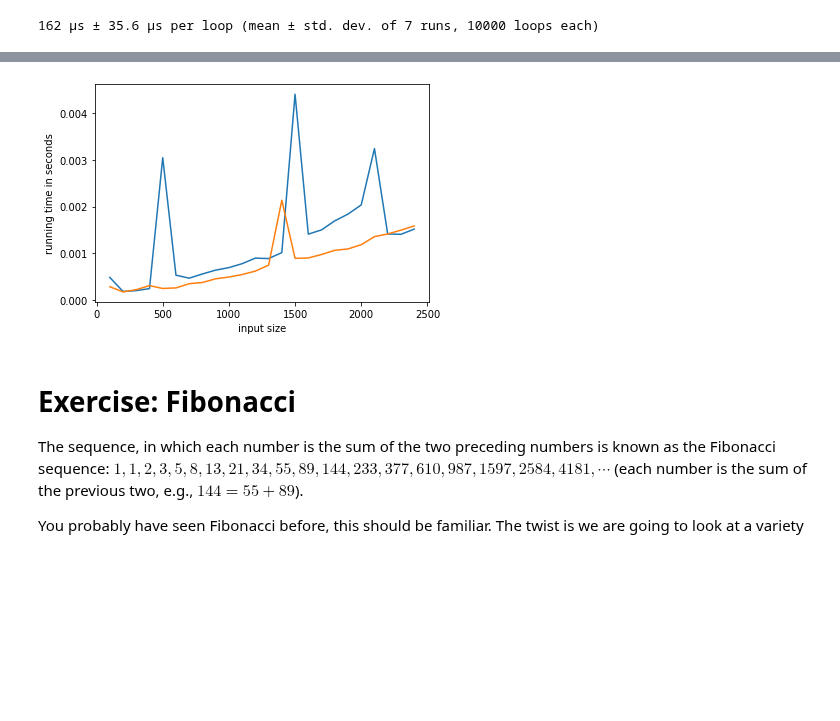
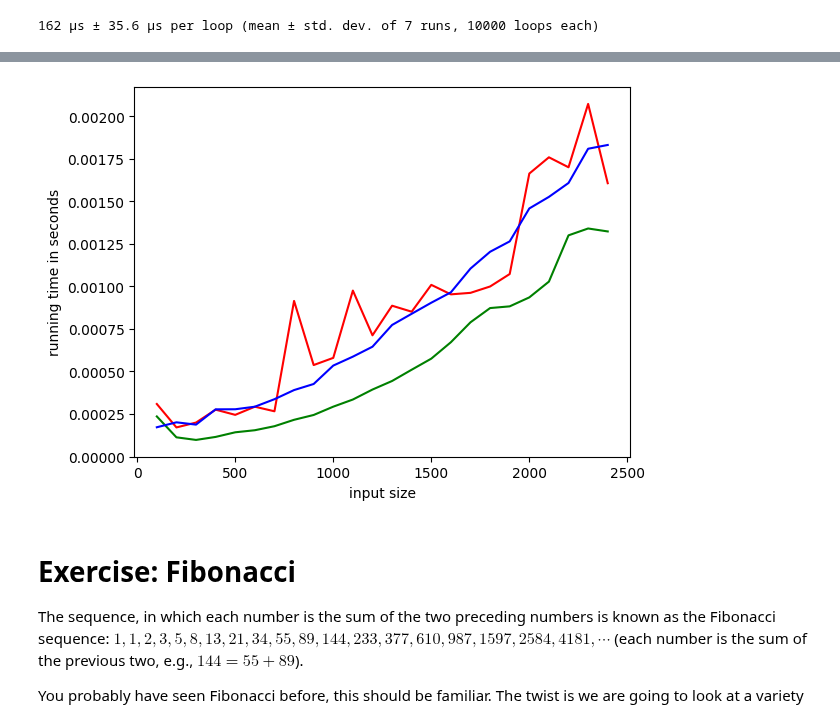
Before and after one commit to ValRCS/RTU_Algorithms_DIP321, a Jupyter notebook: recursion-examples.ipynb, the cells around one changed output, grey strips where cells are left out. Drawn from its saved outputs; the diff is of its cells as text; code cells hidden in the pictures; blank space fills up the shorter version.

```diff
--- a/recursion-examples.ipynb
+++ b/recursion-examples.ipynb
@@ -357,15 +362,15 @@ math.pow(2,800_000)
 def factorial(x):
     if x <= 1:
         return 1 # not x! as factorial of 0 is considered 1!
-    else:
-        return x * factorial(x-1) # so we want to be sure that our problem space keeps getting smaller
+    # we could do something else here
+    return x * factorial(x-1) # so we want to be sure that our problem space keeps getting smaller
 # %%
 math.factorial(0) # there is a built in solution already for our base case
 # %% [output]
 1
 # %%
 # regular loop based algorithm should need less memory
-def factorial_loop(x):
+def factorial_loop_down(x):
     res = 1
     while x > 1: # so we start at the end - bottom down
         res *= x
@@ -377,0 +379,7 @@ factorial_loop(5)
+# %%
+# regular loop based algorithm should need less memory
+def factorial_loop_up(x):
+    res = 1
+    for i in range(1,x+1): # so bottom-up
+        res *= i
+    return res
@@ -450,17 +486,19 @@ plt.show()
 # %%
 input_arr = [i for i in range(100, 2_500, 100)]
 
-fun2 = automatic_time(input_arr, factorial_loop)
-plt.plot(input_arr, fun2)
+fun3 = automatic_time(input_arr, factorial_loop_down)
+plt.plot(input_arr, fun3, color="red")
+fun2 = automatic_time(input_arr, factorial_loop_up)
+plt.plot(input_arr, fun2, color="green")
 fun1 = automatic_time(input_arr, factorial)
-plt.plot(input_arr, fun1)
+plt.plot(input_arr, fun1, color="blue")
 plt.xlabel("input size")
 plt.ylabel("running time in seconds")
 plt.show()
 # the peaks are from the fact that we run the experiment only once
 # and our virtual CPU has better things to do at times...
 # %% [output]
-[figure, old version]
+[figure, new version]
 # %% [markdown]
 # Exercise: Fibonacci
 
```
Also changed, not shown: parts of 45 cells of this notebook.
